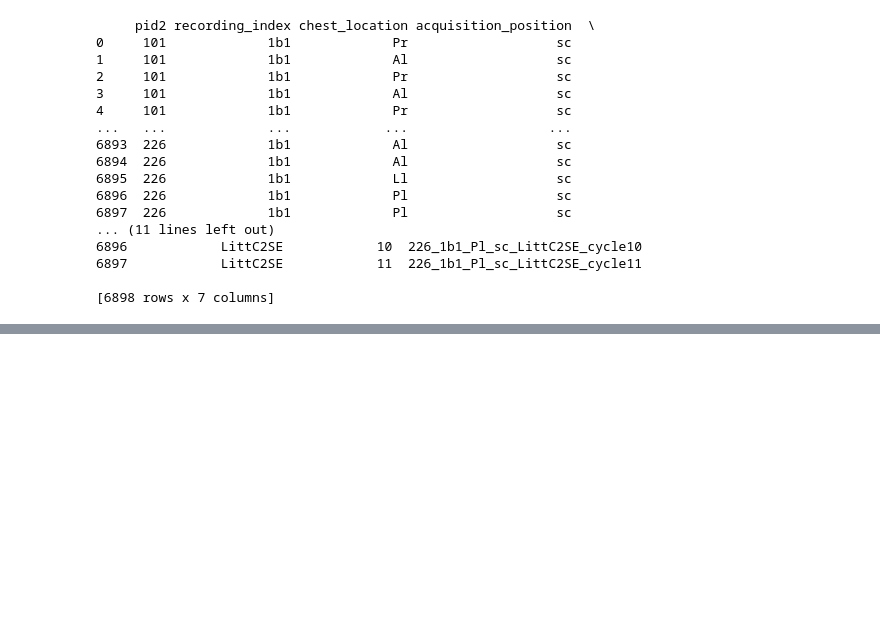
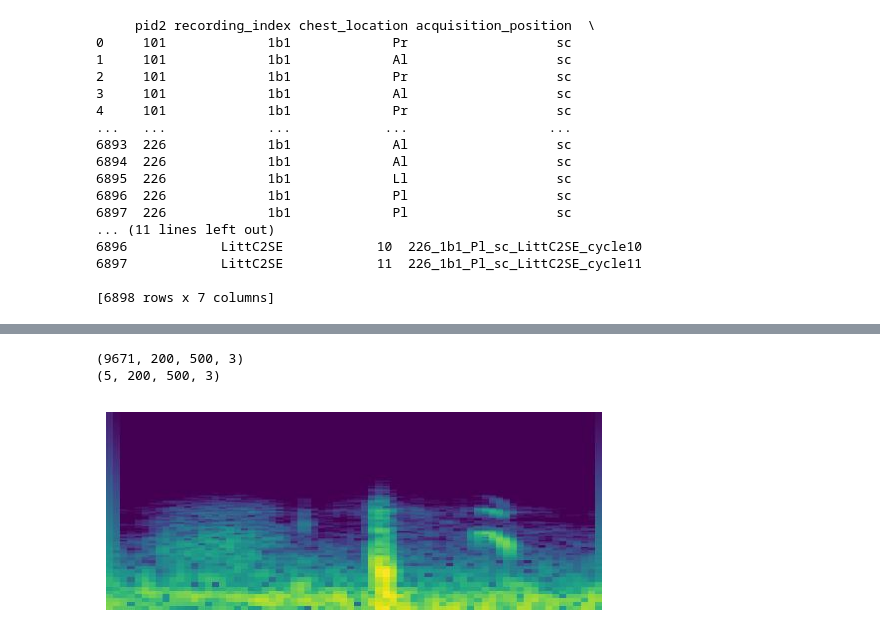
Before and after one commit to thearyanmittal/respiratory-audio-classification, a Jupyter notebook: preprocessing.ipynb, the cells around one changed output, grey strips where cells are left out. Saved outputs shown, nothing was run; the diff lists cells and outputs as text; code cells hidden in the pictures; blank space fills up the shorter version.

```diff
--- a/preprocessing.ipynb
+++ b/preprocessing.ipynb
@@ -470,0 +549,39 @@ final_merge_df.to_csv('data/data_complete.csv', index=False)
+# %%
+import glob
+from PIL import Image
+import numpy as np
+
+# Define the folder path
+folder_path = 'data/spectrograms/'
+
+# Get the file paths of all the image files in the folder
+image_files = glob.glob(folder_path + '*.jpg')
+
+# Create an empty list to store the image arrays
+image_array = []
+
+# Iterate over the image files
+for file_path in image_files:
+    # Open the image file
+    image = Image.open(file_path)
+
+    # Convert the image to an array
+    image_array.append(np.array(image))
+
+# Convert the list of image arrays to a single numpy array
+image_array = np.array(image_array)
+print(image_array.shape)
+
+test_sample = image_array[0:5]
+print(test_sample.shape)
+import matplotlib.pyplot as plt
+# %% [output]
+(9671, 200, 500, 3)
+(5, 200, 500, 3)
+# %%
+# Show the image
+plt.imshow(test_sample[3])
+plt.axis('off')
+plt.show()
+# %% [output]
+[figure, added]
```
Also changed, not shown: parts of 7 cells of this notebook, 1 other file.
